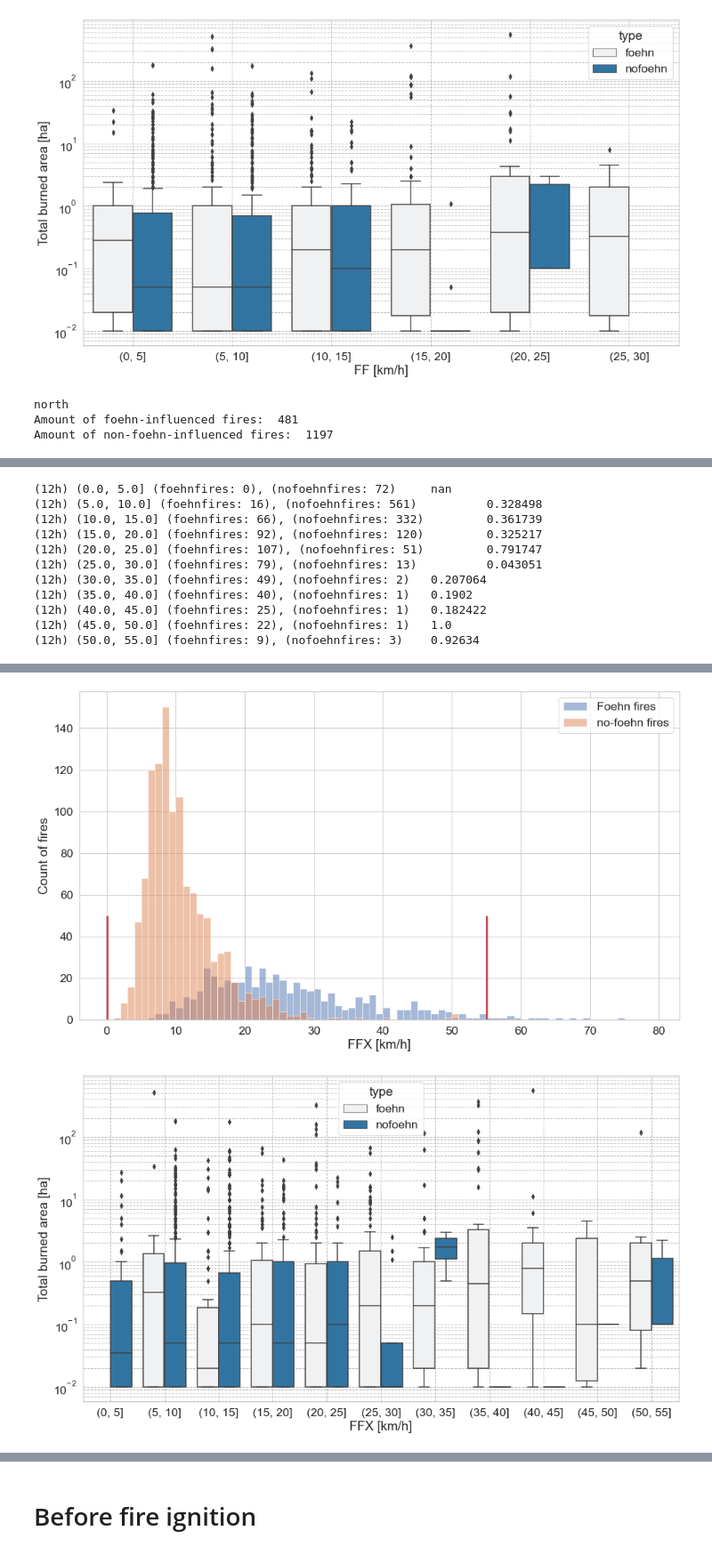
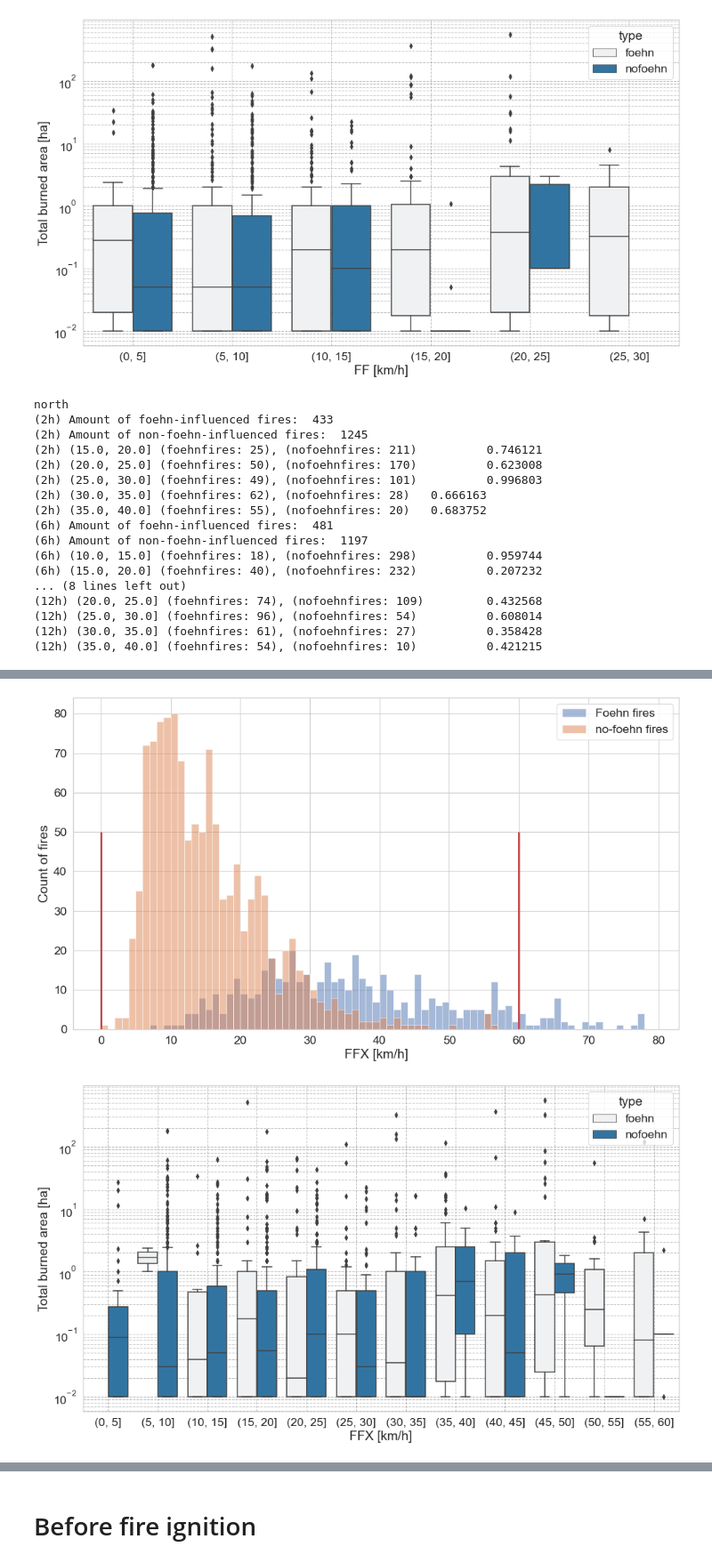
Before and after one commit to ch-mon/foehn-fire-impact, a Jupyter notebook: notebooks/02_descriptive_analysis/data_exploration.ipynb, the cells around one changed output, grey strips where cells are left out. Shown at 89% size. Saved outputs shown, nothing was run; the diff lists cells and outputs as text; code cells hidden in the pictures.

```diff
--- a/notebooks/02_descriptive_analysis/data_exploration.ipynb
+++ b/notebooks/02_descriptive_analysis/data_exploration.ipynb
@@ -108,7 +174,7 @@ regions = context.config_loader.get("regions.json")
 
 for region in regions.keys():
     for station in regions[region]:
-        df.loc[(df["closest_station"] == station), "region"] = region
+        df.loc[(df["abbreviation"] == station), "region"] = region
 
 df_total = df.groupby("region").count()["total [ha]"].rename("Total")
 df_onlyfoehn = df.loc[df["foehn_minutes_during_6_hours_after_start_of_fire"]>0, :].groupby("region").count()["total [ha]"].rename("With foehn influence (6h after start)")
@@ -145,11 +211,11 @@ for region in regions.keys():
 <AxesSubplot:>
 [figure]
 # %%
-bins_dict = {6: [7.5,27,52.1,95], 12: [3,21,35,95]}
+bins_dict = {2: [7.5,27,52.1,95],6: [7.5,27,52.1,95], 12: [3,21,35,95]}
 #bins_dict = {6: [15,20, 25, 30], 12: [10,15,20, 25]}
 for region in regions.keys():
     print(region)
-    for hour in [6,12]:
+    for hour in [2, 6,12]:
         test_foehn_strength(df.loc[df["region"] == region, :], hours=hour, strength_var="FFX", bins=bins_dict[hour])
     break
 # %% [output]
@@ -201,13 +273,27 @@ Amount of non-foehn-influenced fires:  1160
 [figure]
 # %%
 # OLD: bins_dict = {6: [5,6,11,60], 12: [0,6,10,60]}
-bins_dict = {6: range(0,60+1,5), 12: range(0,55+1,5)}
+bins_dict = {2: range(0,60+1,5), 6: range(0,60+1,5), 12: range(0,55+1,5)}
 for region in regions.keys():
     print(region)
-    for hour in [6,12]:
-        test_foehn_strength_foehn_nofoehn(df.loc[df["region"] == region, :].copy(), hours=hour, strength_var="FFX", bins=bins_dict[hour])
+    for hour in [2, 6,12]:
+        test_foehn_strength_foehn_nofoehn(df.loc[df["region"] == region, :].copy(), hours=hour, strength_var="FFX", bins=bins_dict[hour], quantile="q75")
     break
 # %% [output]
 north
-Amount of foehn-influenced fires:  481
-Amount of non-foehn-influenced fires:  1197
+(2h) Amount of foehn-influenced fires:  433
+(2h) Amount of non-foehn-influenced fires:  1245
+(2h) (15.0, 20.0] (foehnfires: 25), (nofoehnfires: 211)          0.746121
+(2h) (20.0, 25.0] (foehnfires: 50), (nofoehnfires: 170)          0.623008
+(2h) (25.0, 30.0] (foehnfires: 49), (nofoehnfires: 101)          0.996803
+(2h) (30.0, 35.0] (foehnfires: 62), (nofoehnfires: 28)   0.666163
+(2h) (35.0, 40.0] (foehnfires: 55), (nofoehnfires: 20)   0.683752
+(6h) Amount of foehn-influenced fires:  481
+(6h) Amount of non-foehn-influenced fires:  1197
+(6h) (10.0, 15.0] (foehnfires: 18), (nofoehnfires: 298)          0.959744
+(6h) (15.0, 20.0] (foehnfires: 40), (nofoehnfires: 232)          0.207232
+... (8 lines left out)
+(12h) (20.0, 25.0] (foehnfires: 74), (nofoehnfires: 109)         0.432568
+(12h) (25.0, 30.0] (foehnfires: 96), (nofoehnfires: 54)          0.608014
+(12h) (30.0, 35.0] (foehnfires: 61), (nofoehnfires: 27)          0.358428
+(12h) (35.0, 40.0] (foehnfires: 54), (nofoehnfires: 10)          0.421215
@@ -228,11 +299,0 @@ Amount of non-foehn-influenced fires:  1160
-(12h) (0.0, 5.0] (foehnfires: 0), (nofoehnfires: 72)     nan
-(12h) (5.0, 10.0] (foehnfires: 16), (nofoehnfires: 561)          0.328498
-(12h) (10.0, 15.0] (foehnfires: 66), (nofoehnfires: 332)         0.361739
-(12h) (15.0, 20.0] (foehnfires: 92), (nofoehnfires: 120)         0.325217
-(12h) (20.0, 25.0] (foehnfires: 107), (nofoehnfires: 51)         0.791747
-(12h) (25.0, 30.0] (foehnfires: 79), (nofoehnfires: 13)          0.043051
-(12h) (30.0, 35.0] (foehnfires: 49), (nofoehnfires: 2)   0.207064
-(12h) (35.0, 40.0] (foehnfires: 40), (nofoehnfires: 1)   0.1902
-(12h) (40.0, 45.0] (foehnfires: 25), (nofoehnfires: 1)   0.182422
-(12h) (45.0, 50.0] (foehnfires: 22), (nofoehnfires: 1)   1.0
-(12h) (50.0, 55.0] (foehnfires: 9), (nofoehnfires: 3)    0.92634
@@ -241,2 +302,2 @@ Amount of non-foehn-influenced fires:  1160
-[figure, old version]
+[figure, new version]
-[figure, old version]
+[figure, new version]
```
Also changed, not shown: parts of 22 cells of this notebook, 14 other files.
